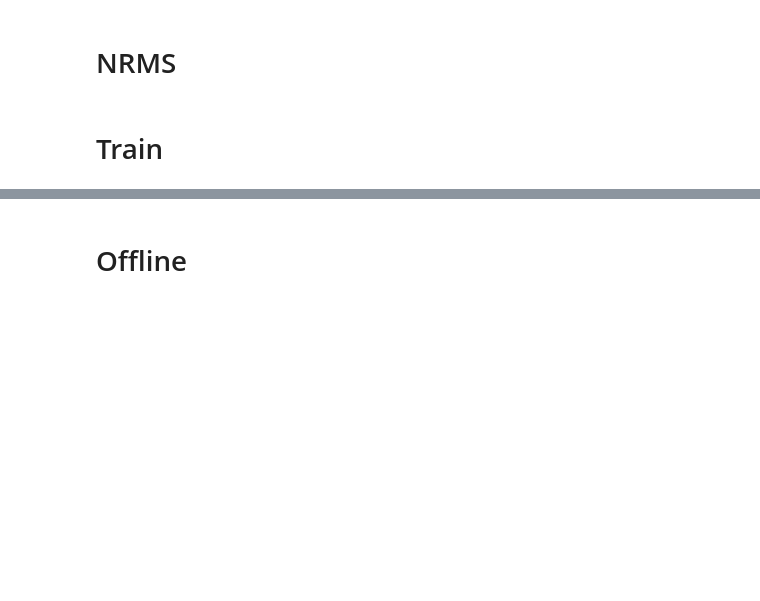
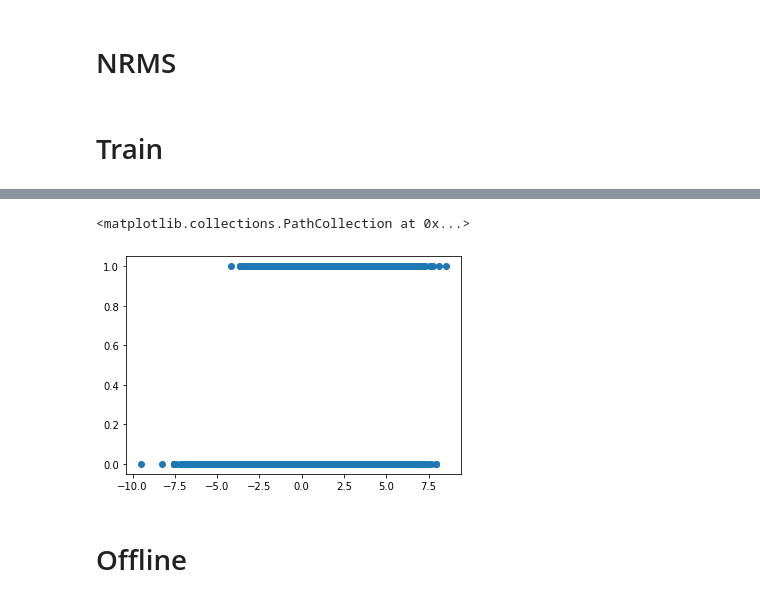
Before and after one commit to Mengyanz/CB4Rec, a Jupyter notebook: NRMS copy.ipynb, the cells around one changed output, grey strips where cells are left out. Drawn from its saved outputs; the diff is of its cells as text; code cells hidden in the pictures; blank space fills up the shorter version.

```diff
--- a/NRMS copy.ipynb
+++ b/NRMS copy.ipynb
@@ -576,0 +624,5 @@ def print_eva_metric(y_scores, y_trues):
+# %%
+plt.scatter(x = y_scores, y = y_trues)
+# %% [output]
+<matplotlib.collections.PathCollection at 0x...>
+[figure, added]
```
Also changed, not shown: parts of 13 cells of this notebook, 1 other file.
